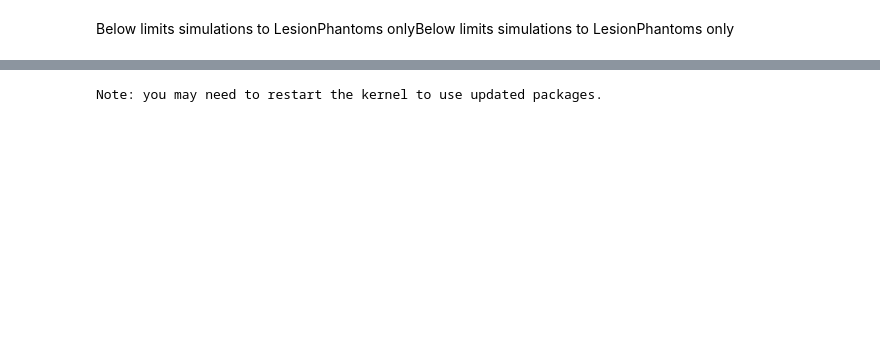
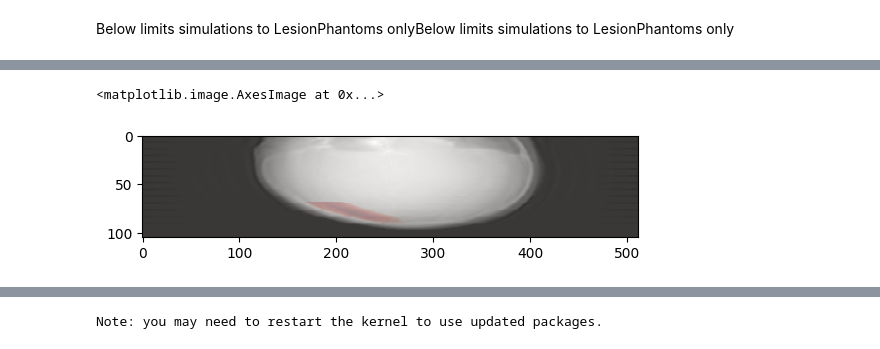
Before and after one commit to DIDSR/InSilicoICH, a Jupyter notebook: notebooks/03_studies.ipynb, the cells around one changed output, grey strips where cells are left out. Drawn from its saved outputs; the diff is of its cells as text; code cells hidden in the pictures; blank space fills up the shorter version.

```diff
--- a/notebooks/03_studies.ipynb
+++ b/notebooks/03_studies.ipynb
@@ -295,0 +77,3 @@ fov size: 250
+# %%
+study = ICHStudy(ICHStudy.generate_from_distributions(lesion_phantoms, StudyCount=1, Subtype=['SDH'], Views=100, Seed=88))
+study
@@ -295,0 +98,2 @@ fov size: 250
+# %%
+study.run_all(parallel=False)
@@ -295,0 +241,10 @@ fov size: 250
+# %%
+mask = study.get_masks(0)
+imgs = study.get_images(0)
+# %%
+import matplotlib.pyplot as plt
+plt.imshow(imgs.sum(axis=1), cmap='gray')
+plt.imshow(mask.sum(axis=1), cmap='Reds', alpha=0.2)
+# %% [output]
+<matplotlib.image.AxesImage at 0x...>
+[figure, added]
```
Also changed, not shown: parts of 73 cells of this notebook, 2 other files.
